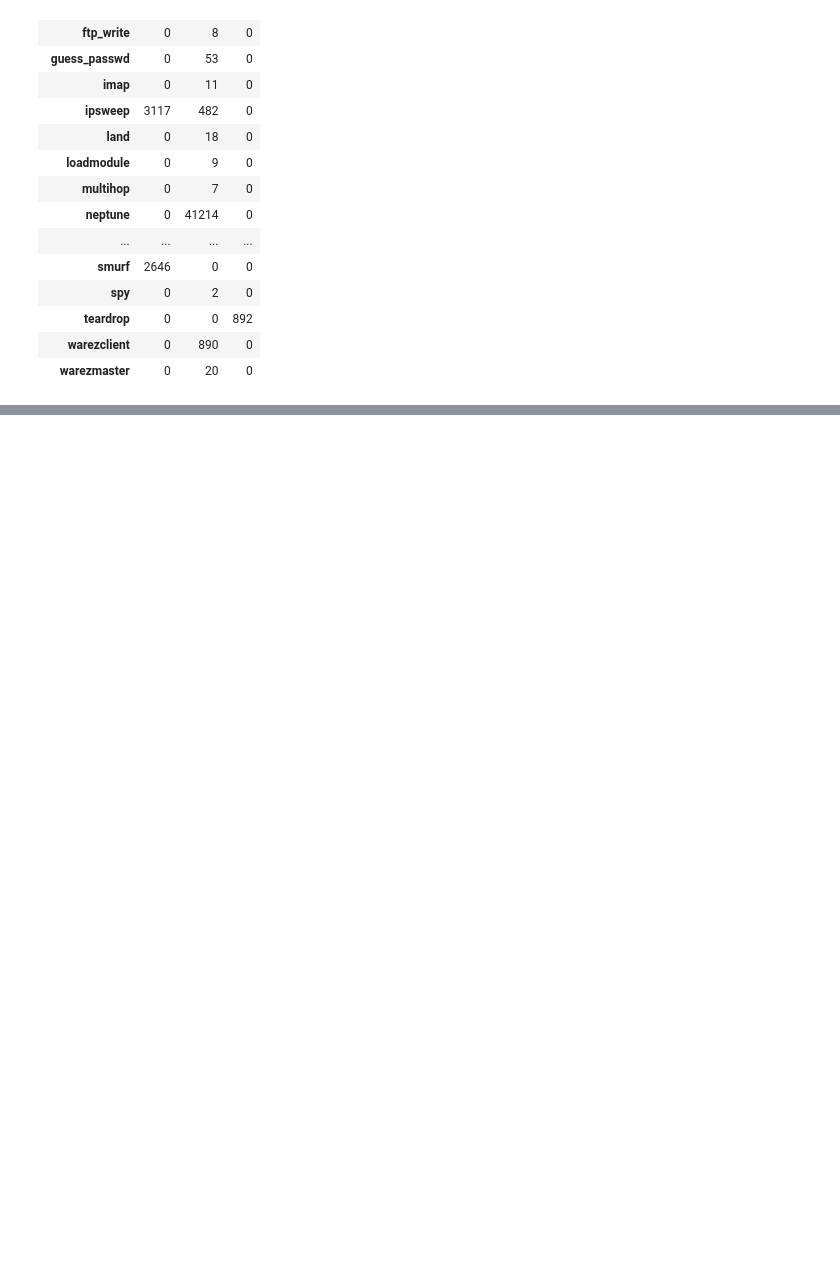
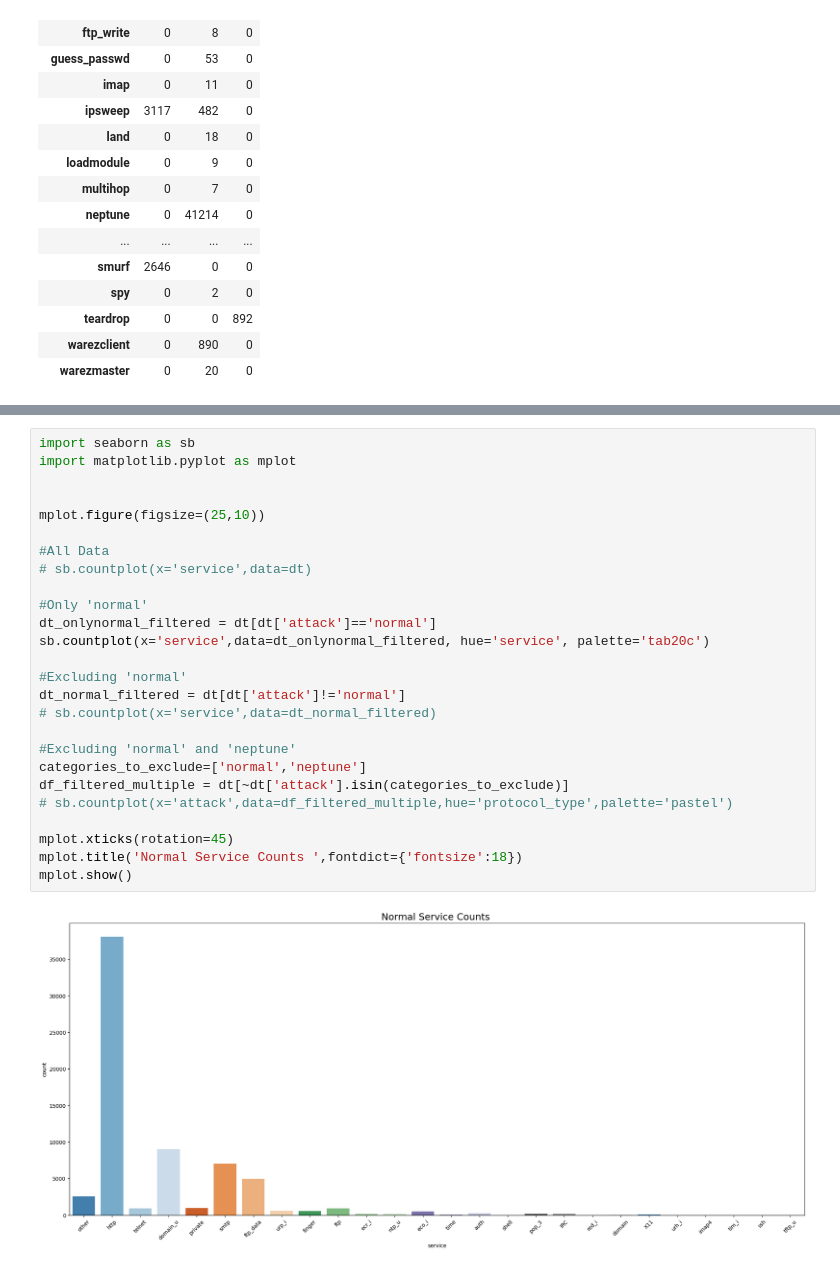
Before and after one commit to lamvwl/jupyterlite, a Jupyter notebook: IDS-NSL-KDD-RandomForest.ipynb, the cells around one changed output, grey strips where cells are left out. Drawn from its saved outputs; the diff is of its cells as text; blank space fills up the shorter version.

```diff
--- a/IDS-NSL-KDD-RandomForest.ipynb
+++ b/IDS-NSL-KDD-RandomForest.ipynb
@@ -137,0 +168,28 @@ mplot.show()
+# %%
+import seaborn as sb
+import matplotlib.pyplot as mplot
+
+
+mplot.figure(figsize=(25,10))
+
+#All Data
+# sb.countplot(x='service',data=dt)
+
+#Only 'normal'
+dt_onlynormal_filtered = dt[dt['attack']=='normal']
+sb.countplot(x='service',data=dt_onlynormal_filtered, hue='service', palette='tab20c')
+
+#Excluding 'normal'
+dt_normal_filtered = dt[dt['attack']!='normal']
+# sb.countplot(x='service',data=dt_normal_filtered)
+
+#Excluding 'normal' and 'neptune'
+categories_to_exclude=['normal','neptune']
+df_filtered_multiple = dt[~dt['attack'].isin(categories_to_exclude)]
+# sb.countplot(x='attack',data=df_filtered_multiple,hue='protocol_type',palette='pastel')
+
+mplot.xticks(rotation=45)
+mplot.title('Normal Service Counts ',fontdict={'fontsize':18})
+mplot.show()
+# %% [output]
+[figure, added]
```
Also changed, not shown: parts of 5 cells of this notebook.
